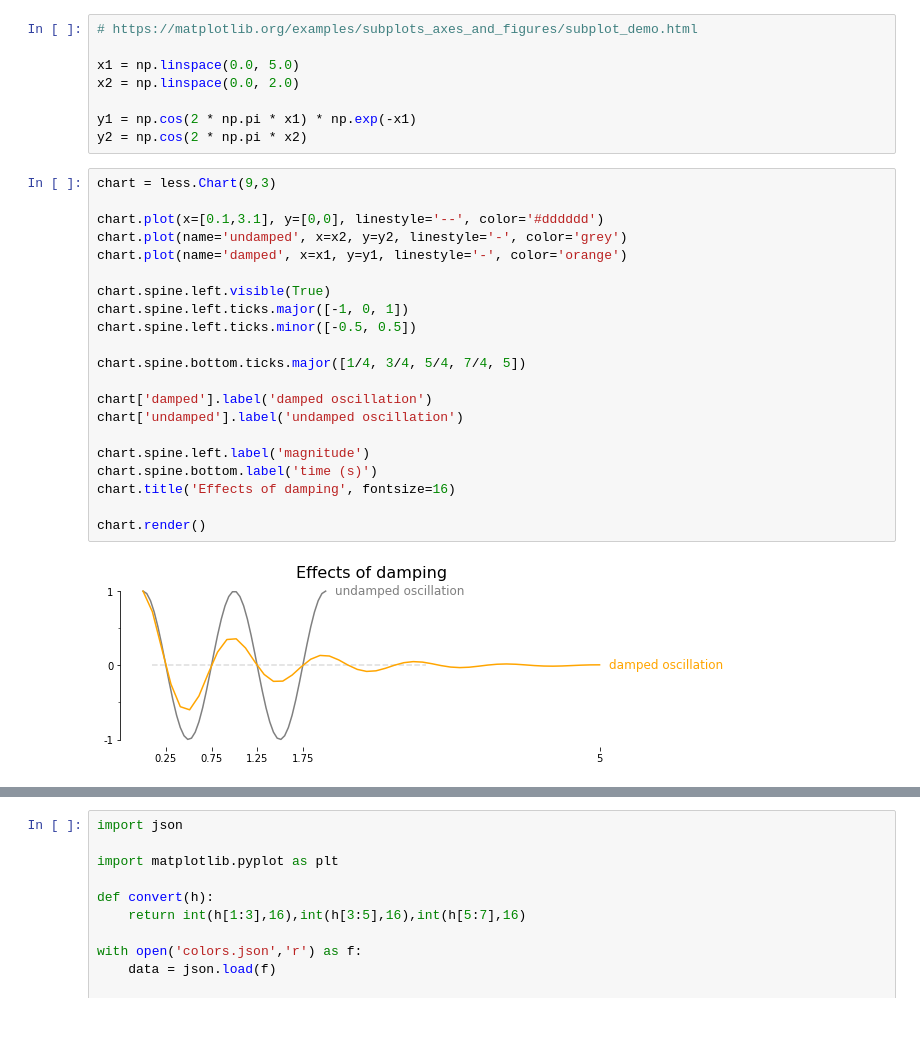
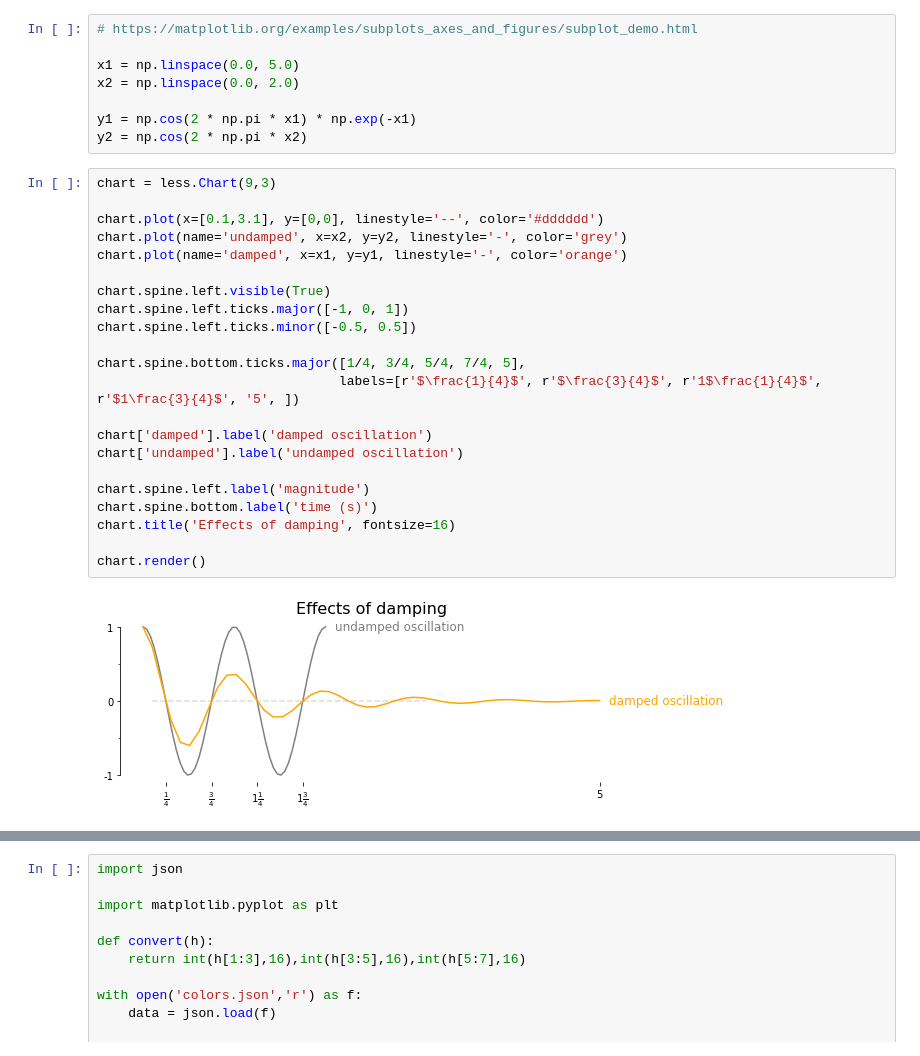
Before and after one commit to coreygirard/less, a Jupyter notebook: demo.ipynb, the cells around one changed output, grey strips where cells are left out. Cells and saved outputs as stored; diff of their text form; blank space fills up the shorter version.

```diff
--- a/demo.ipynb
+++ b/demo.ipynb
@@ -77,26 +60,27 @@ y2 = np.cos(2 * np.pi * x2)
 # %%
 chart = less.Chart(9,3)
 
 chart.plot(x=[0.1,3.1], y=[0,0], linestyle='--', color='#dddddd')
 chart.plot(name='undamped', x=x2, y=y2, linestyle='-', color='grey')
 chart.plot(name='damped', x=x1, y=y1, linestyle='-', color='orange')
 
 chart.spine.left.visible(True)
 chart.spine.left.ticks.major([-1, 0, 1])
 chart.spine.left.ticks.minor([-0.5, 0.5])
 
-chart.spine.bottom.ticks.major([1/4, 3/4, 5/4, 7/4, 5])
+chart.spine.bottom.ticks.major([1/4, 3/4, 5/4, 7/4, 5],
+                               labels=[r'$\frac{1}{4}$', r'$\frac{3}{4}$', r'1$\frac{1}{4}$', r'$1\frac{3}{4}$', '5', ])
 
 chart['damped'].label('damped oscillation')
 chart['undamped'].label('undamped oscillation')
 
 chart.spine.left.label('magnitude')
 chart.spine.bottom.label('time (s)')
 chart.title('Effects of damping', fontsize=16)
 
 chart.render()
 # %% [output]
-[figure, old version]
+[figure, new version]
 # %%
 x = [0]*1000 + [1]*1000
 y = list(range(1000)) + list(range(1000))
```
Also changed, not shown: parts of 3 cells of this notebook, 7 other files.
